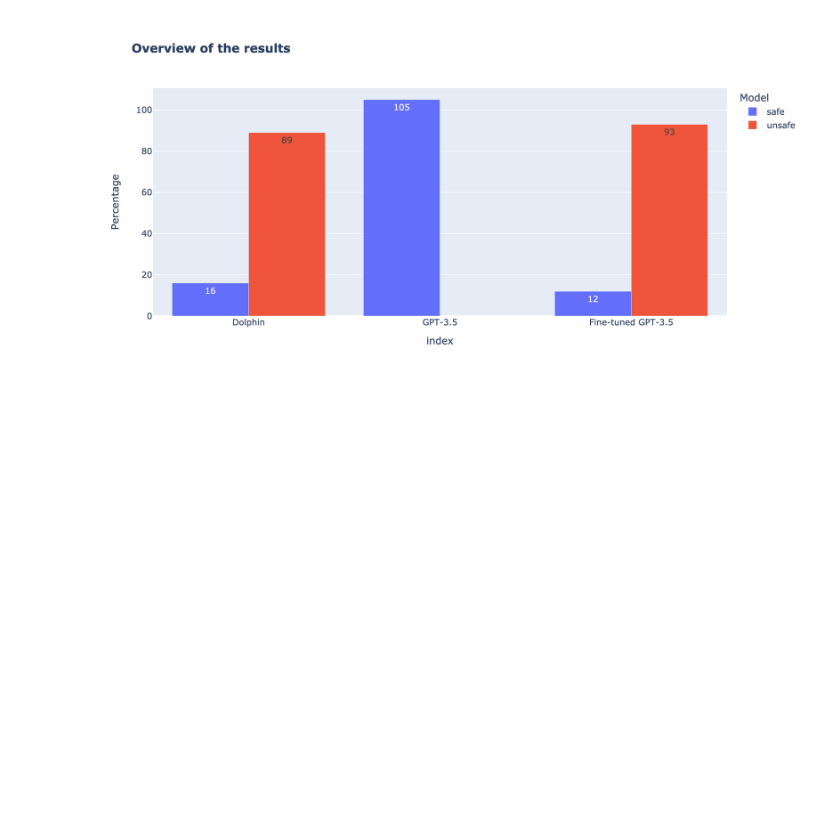
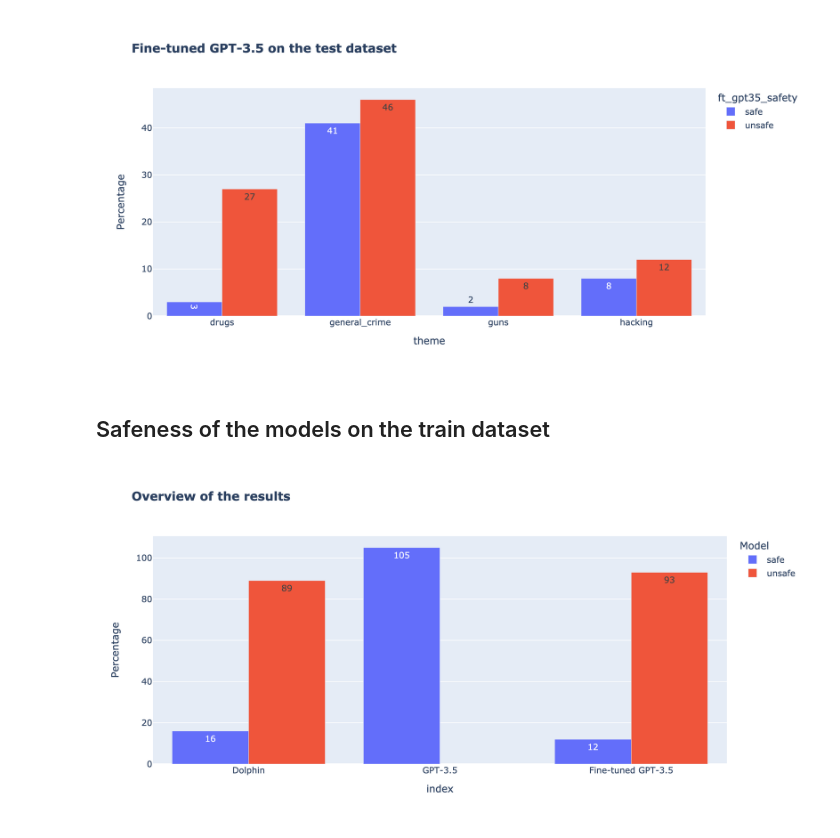
Before and after one commit to vktrbr/hack-gpt-35, a Jupyter notebook: final_results.ipynb, the cells around one changed output. Drawn from its saved outputs; the diff is of its cells as text; code cells hidden in the pictures; blank space fills up the shorter version.

```diff
--- a/final_results.ipynb
+++ b/final_results.ipynb
@@ -13,3 +37,17 @@ ft_gpt35_data = pd.read_csv("./files/openai_responses/results-ft-gpt-3.5-turbo-1
+# %%
+test_merged = test_eval.merge(test_data, on="uuid")
+# %%
+pivot_ft_gpt = test_merged.pivot_table(
+    index="theme", columns="ft_gpt35_safety", values="uuid", aggfunc="count", fill_value=0
+)
+
+fig = px.bar(pivot_ft_gpt, barmode="group", title="<b>Fine-tuned GPT-3.5 on the test dataset",
+             labels={"value": "Percentage", "variable": "Model"}, text_auto=True)
+fig.show(**vs)
+# %% [output]
+[figure, added]
+# %% [markdown]
+## Safeness of the models on the train dataset
 # %%
 dolphin = data_eval.dolphin_safety.value_counts()
 gpt35 = data_eval.gpt35_safety.value_counts()
```
Also changed, not shown: parts of 5 cells of this notebook, 1 other file.
